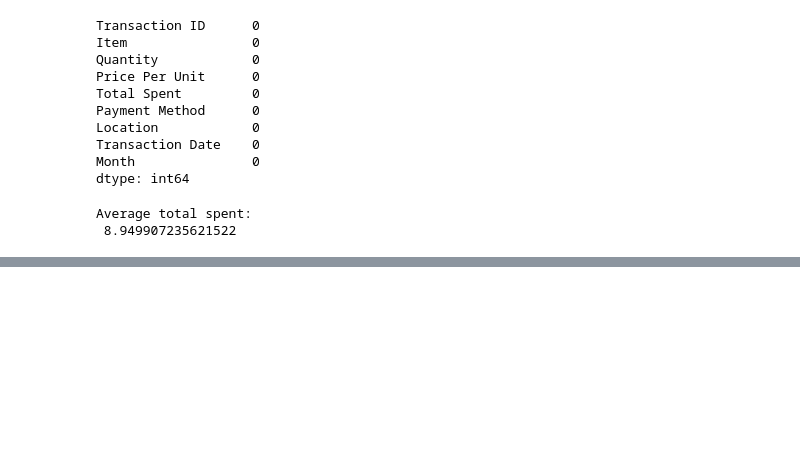
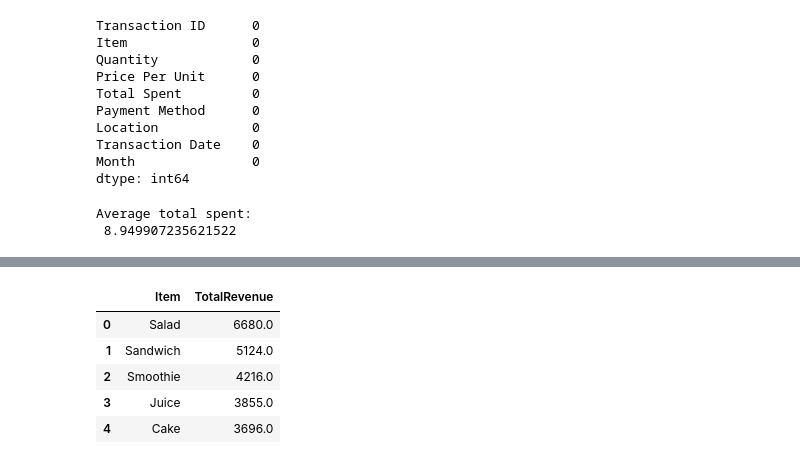
Before and after one commit to tcsimm/DataSciencePractice, a Jupyter notebook: jun15.ipynb, the cells around one changed output, grey strips where cells are left out. Cells and saved outputs as stored; diff of their text form; code cells hidden in the pictures; blank space fills up the shorter version.

```diff
--- a/jun15.ipynb
+++ b/jun15.ipynb
@@ -237,0 +253,2 @@ df.to_csv("cleaned_data_sales.csv", index=False)
+# %%
+conn = sqlite3.connect("cafe_sales.db")
@@ -237,0 +259,16 @@ df.to_csv("cleaned_data_sales.csv", index=False)
+# %%
+query = """
+SELECT Item, SUM("Total Spent") AS TotalRevenue
+FROM sales
+GROUP BY ITEM
+ORDER BY TotalRevenue DESC
+LIMIT 5;"""
+
+pd.read_sql_query(query, conn)
+# %% [output]
+|  | Item | TotalRevenue |
+| 0 | Salad | 6680.0 |
+| 1 | Sandwich | 5124.0 |
+| 2 | Smoothie | 4216.0 |
+| 3 | Juice | 3855.0 |
+| 4 | Cake | 3696.0 |
```
Also changed, not shown: parts of 4 cells of this notebook, 1 other file.
